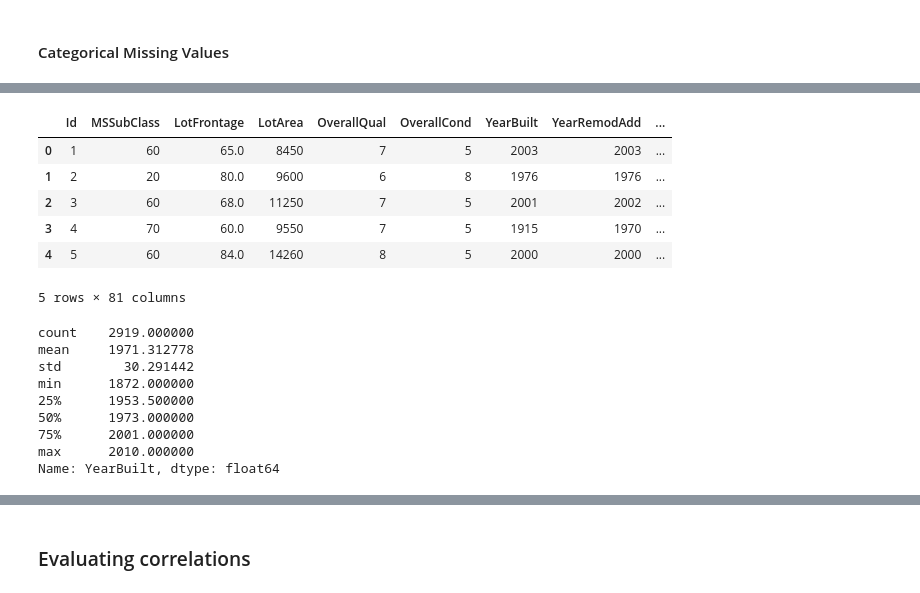
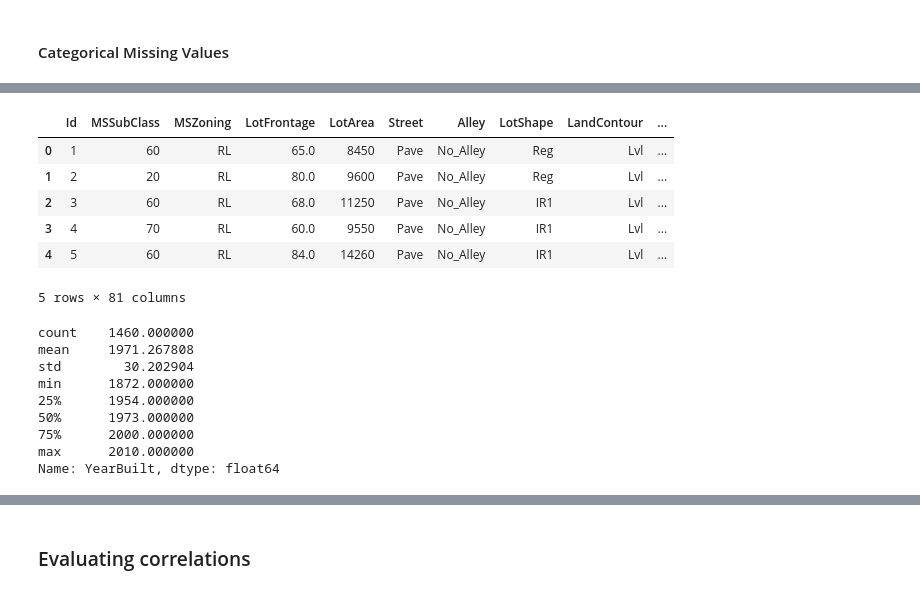
Before and after one commit to oimartin/Predicting_House_Prices, a Jupyter notebook: predicting_home_prices.ipynb, the cells around one changed output, grey strips where cells are left out. Saved outputs shown, nothing was run; the diff lists cells and outputs as text; code cells hidden in the pictures.

```diff
--- a/predicting_home_prices.ipynb
+++ b/predicting_home_prices.ipynb
@@ -216,5 +226,6 @@ data[categorical_missing].head()
 # %%
-# Observe degree of missing data from categorical columns
-data[categorical_missing].info()
+# Observe degree of missing data from categorical columns from train dataset
+train_cat_miss = cat_missing(train_missing, train_num_miss)
+train[train_cat_miss].info()
 # %% [output]
 <class 'pandas.core.frame.DataFrame'>
@@ -237,16 +248,21 @@ memory usage: 547.3+ KB
 # %%
-# Modify categorical variables where NA means no feature
-# Alley and Fence will be modiefied in next step
-remove = ['QC', 'Qu', 'Type', 'Finish', 'Qual', 'Feature',
-          'Cond', 'Exposure', 'FinType1', 'FinType2']
+def fill_cat_na (data_frame, categorical_missing):
+  remove = ['QC', 'Qu', 'Type', 'Finish', 'Qual', 'Feature',
+            'Cond', 'Exposure', 'FinType1', 'FinType2']
 
-data_cat_fill = pd.DataFrame()
-data_cat_fill = data[categorical_missing].copy()
+  cat_fill = pd.DataFrame()
+  cat_fill = data_frame[categorical_missing].copy()
 
-for feature in categorical_missing:
-  for suffix in remove:
-    if feature.endswith(suffix) is True:
-      shrt_feat = feature[0:-len(suffix)]
-      data_cat_fill[feature] = data_cat_fill[feature].fillna(f"No_{shrt_feat}")
+  for feature in categorical_missing:
+    for suffix in remove:
+      if feature.endswith(suffix) is True:
+        shrt_feat = feature[0:-len(suffix)]
+        cat_fill[feature] = cat_fill[feature].fillna(f"No_{shrt_feat}")
 
-data_cat_fill.info()
+  cat_fill['Alley'] = cat_fill['Alley'].fillna('No_Alley')
+  cat_fill['Fence'] = cat_fill['Fence'].fillna('No_Fence')
+
+  for feature in categorical_missing:
+    cat_fill[feature] = cat_fill[feature].fillna('Unknown')
+
+  return cat_fill
@@ -324,0 +269,6 @@ memory usage: 547.3+ KB
+# %%
+# apply fill_cat_na to train dataset
+df = fill_cat_na(train,train_cat_miss)
+
+train[train_cat_miss] = df[train_cat_miss]
+train[train_cat_miss].info()
@@ -327,32 +423,32 @@ memory usage: 547.3+ KB
 # %%
 # Create feature combining MoSold values into seasons
 # winter: 12, 1, 2 = 1
 # Spring: 3, 4, 5 = 2
 # Summer: 6, 7, 8 = 3
 # Fall: 9, 10, 11 = 4
 
-data['Season'] = data['MoSold'].replace({12: 1, 1: 1, 2: 1, 3: 2,
+train['Season'] = train['MoSold'].replace({12: 1, 1: 1, 2: 1, 3: 2,
                                                4: 2, 5: 2, 6: 3, 7: 3,
                                                8: 3, 9: 4, 10: 4, 11: 4})
-data.head()
+train.head()
 # %% [output]
-|  | Id | MSSubClass | LotFrontage | LotArea | OverallQual | OverallCond | YearBuilt | YearRemodAdd | ... |
-| 0 | 1 | 60 | 65.0 | 8450 | 7 | 5 | 2003 | 2003 | ... |
-| 1 | 2 | 20 | 80.0 | 9600 | 6 | 8 | 1976 | 1976 | ... |
-| 2 | 3 | 60 | 68.0 | 11250 | 7 | 5 | 2001 | 2002 | ... |
-| 3 | 4 | 70 | 60.0 | 9550 | 7 | 5 | 1915 | 1970 | ... |
-| 4 | 5 | 60 | 84.0 | 14260 | 8 | 5 | 2000 | 2000 | ... |
+|  | Id | MSSubClass | MSZoning | LotFrontage | LotArea | Street | Alley | LotShape | LandContour | ... |
+| 0 | 1 | 60 | RL | 65.0 | 8450 | Pave | No_Alley | Reg | Lvl | ... |
+| 1 | 2 | 20 | RL | 80.0 | 9600 | Pave | No_Alley | Reg | Lvl | ... |
+| 2 | 3 | 60 | RL | 68.0 | 11250 | Pave | No_Alley | IR1 | Lvl | ... |
+| 3 | 4 | 70 | RL | 60.0 | 9550 | Pave | No_Alley | IR1 | Lvl | ... |
+| 4 | 5 | 60 | RL | 84.0 | 14260 | Pave | No_Alley | IR1 | Lvl | ... |
 5 rows × 81 columns
 # %%
-data.YearBuilt.describe()
+train.YearBuilt.describe()
 # %% [output]
-count    2919.000000
-mean     1971.312778
-std        30.291442
+count    1460.000000
+mean     1971.267808
+std        30.202904
 min      1872.000000
-25%      1953.500000
+25%      1954.000000
 50%      1973.000000
-75%      2001.000000
+75%      2000.000000
 max      2010.000000
 Name: YearBuilt, dtype: float64
 # %%
```
Also changed, not shown: parts of 52 cells of this notebook.
